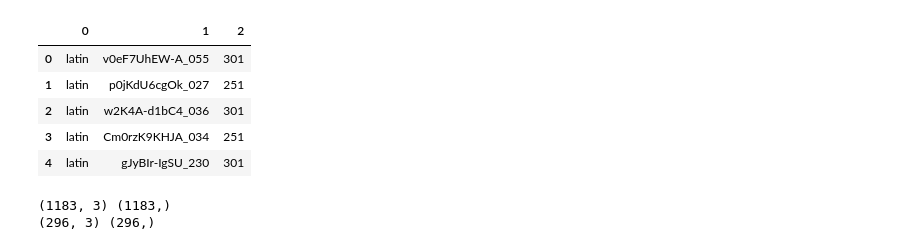
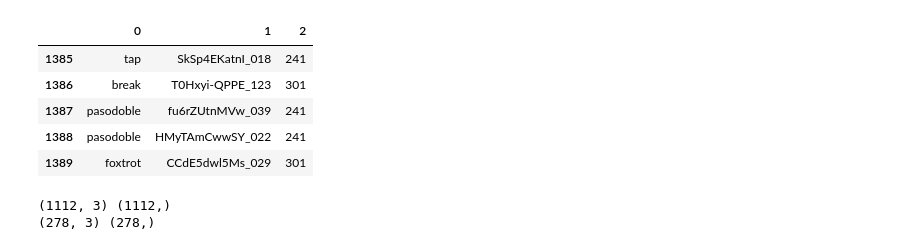
Before and after one commit to wysoczanska/Dance-Recognition, a Jupyter notebook: src/notebooks/split_file.ipynb, the cells around one changed output. Cells and saved outputs as stored; diff of their text form; code cells hidden in the pictures.

```diff
--- a/src/notebooks/split_file.ipynb
+++ b/src/notebooks/split_file.ipynb
@@ -6,23 +6,26 @@ from matplotlib import pyplot as plt
 # %%
 os.chdir('C:/Users/user/Desktop/kto_ma_szkole_ten_ma_lzej/MGR/Dance-Recognition')
 
-df = pd.read_csv('src/two-stream-pytorch/datasets/videos_list.txt', sep='\t', header=None)
+df = pd.read_csv('src/multimodal_net/datasets/letsdance_splits/train_final.csv', sep='\t', header=None)
+df_test = pd.read_csv('src/multimodal_net/datasets/letsdance_splits/test.csv', sep='\t', header=None)
+df_val = pd.read_csv('src/multimodal_net/datasets/letsdance_splits/val.csv', sep='\t', header=None)
-# %%
-df.head(5)
-# %% [output]
-|  | 0 | 1 | 2 |
-| 0 | latin | v0eF7UhEW-A_055 | 301 |
-| 1 | latin | p0jKdU6cgOk_027 | 251 |
-| 2 | latin | w2K4A-d1bC4_036 | 301 |
-| 3 | latin | Cm0rzK9KHJA_034 | 251 |
-| 4 | latin | gJyBIr-IgSU_230 | 301 |
+# %%
+df_todo = pd.concat([df, df_test, df_val], ignore_index=True)
+df_todo.tail(5)
+# %% [output]
+|  | 0 | 1 | 2 |
+| 1385 | tap | SkSp4EKatnI_018 | 241 |
+| 1386 | break | T0Hxyi-QPPE_123 | 301 |
+| 1387 | pasodoble | fu6rZUtnMVw_039 | 241 |
+| 1388 | pasodoble | HMyTAmCwwSY_022 | 241 |
+| 1389 | foxtrot | CCdE5dwl5Ms_029 | 301 |
 # %%
-X_train, X_test, y_train, y_test = train_test_split(df, df[0], test_size=0.2)
+X_train, X_test, y_train, y_test = train_test_split(df_todo, df_todo[0], test_size=0.2)
 print (X_train.shape, y_train.shape)
 print (X_test.shape, y_test.shape)
 # %% [output]
-(1183, 3) (1183,)
-(296, 3) (296,)
+(1112, 3) (1112,)
+(278, 3) (278,)
 # %%
 X_val, X_test, y_val, y_test = train_test_split(X_test, y_test, test_size=0.5)
 # %%
```
Also changed, not shown: parts of 1 cell of this notebook, 35 other files.
